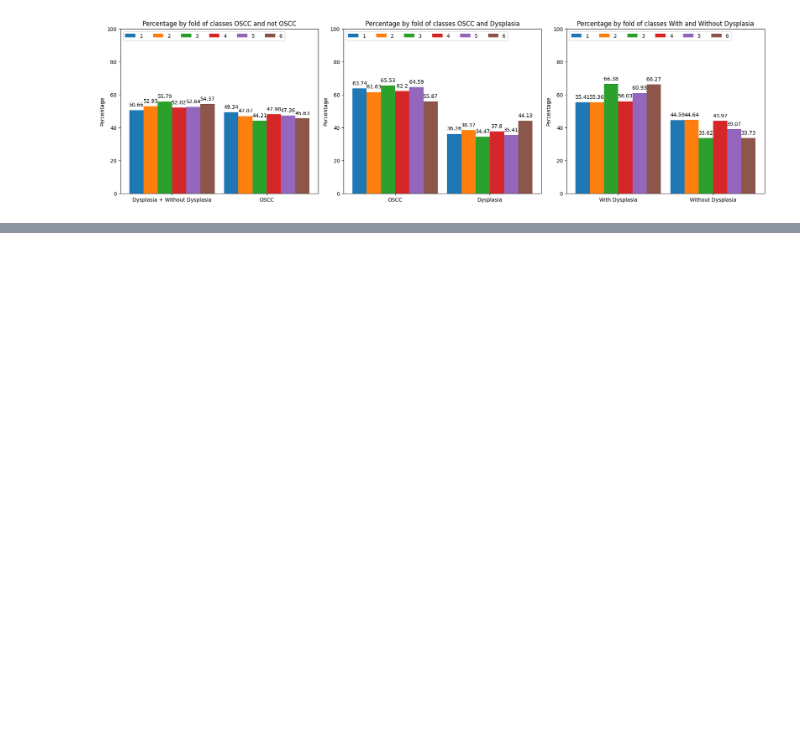
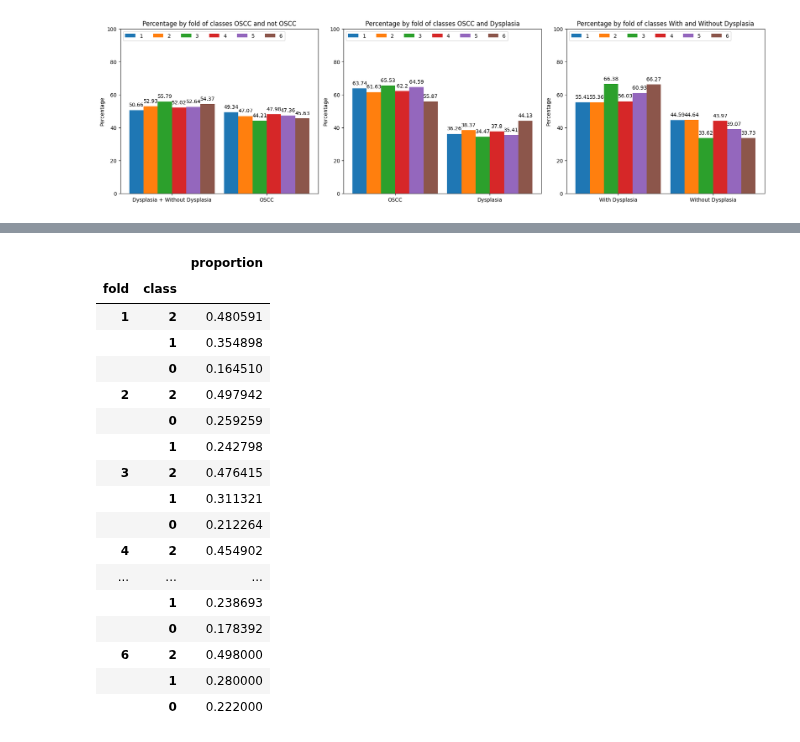
Before and after one commit to beamaia/ndb_ufes_data_organizer, a Jupyter notebook: notebooks/create_folds.ipynb, the cells around one changed output, grey strips where cells are left out. Saved outputs shown, nothing was run; the diff lists cells and outputs as text; code cells hidden in the pictures; blank space fills up the shorter version.

```diff
--- a/notebooks/create_folds.ipynb
+++ b/notebooks/create_folds.ipynb
@@ -390,0 +460,34 @@ plt.savefig(ndb_ufes_path / "artifacts" / "binary_folds_proportions.png")
+# %%
+folds_train_multiclass_data_1 = pd.DataFrame(folds_train_multiclass_data[folds_train_multiclass_data["fold"] == 1].value_counts(normalize=True))
+folds_train_multiclass_data_2 = pd.DataFrame(folds_train_multiclass_data[folds_train_multiclass_data["fold"] == 2].value_counts(normalize=True))
+folds_train_multiclass_data_3 = pd.DataFrame(folds_train_multiclass_data[folds_train_multiclass_data["fold"] == 3].value_counts(normalize=True))
+folds_train_multiclass_data_4 = pd.DataFrame(folds_train_multiclass_data[folds_train_multiclass_data["fold"] == 4].value_counts(normalize=True))
+folds_train_multiclass_data_5 = pd.DataFrame(folds_train_multiclass_data[folds_train_multiclass_data["fold"] == 5].value_counts(normalize=True))
+folds_test_multiclass_data_6 = pd.DataFrame(folds_test_multiclass_data[folds_test_multiclass_data["fold"] == 6].value_counts(normalize=True))
+
+prop_folds_train_multiclass_data = pd.concat([folds_train_multiclass_data_1,
+                                                    folds_train_multiclass_data_2,
+                                                    folds_train_multiclass_data_3,
+                                                    folds_train_multiclass_data_4,
+                                                    folds_train_multiclass_data_5,
+                                                    folds_test_multiclass_data_6])
+prop_folds_train_multiclass_data
+# %% [output]
+|  |  | proportion |
+| fold | class |  |
+| 1 | 2 | 0.480591 |
+|  | 1 | 0.354898 |
+|  | 0 | 0.164510 |
+| 2 | 2 | 0.497942 |
+|  | 0 | 0.259259 |
+|  | 1 | 0.242798 |
+| 3 | 2 | 0.476415 |
+|  | 1 | 0.311321 |
+|  | 0 | 0.212264 |
+| 4 | 2 | 0.454902 |
+| ... | ... | ... |
+|  | 1 | 0.238693 |
+|  | 0 | 0.178392 |
+| 6 | 2 | 0.498000 |
+|  | 1 | 0.280000 |
+|  | 0 | 0.222000 |
```
Also changed, not shown: parts of 18 cells of this notebook, 1 other file.
